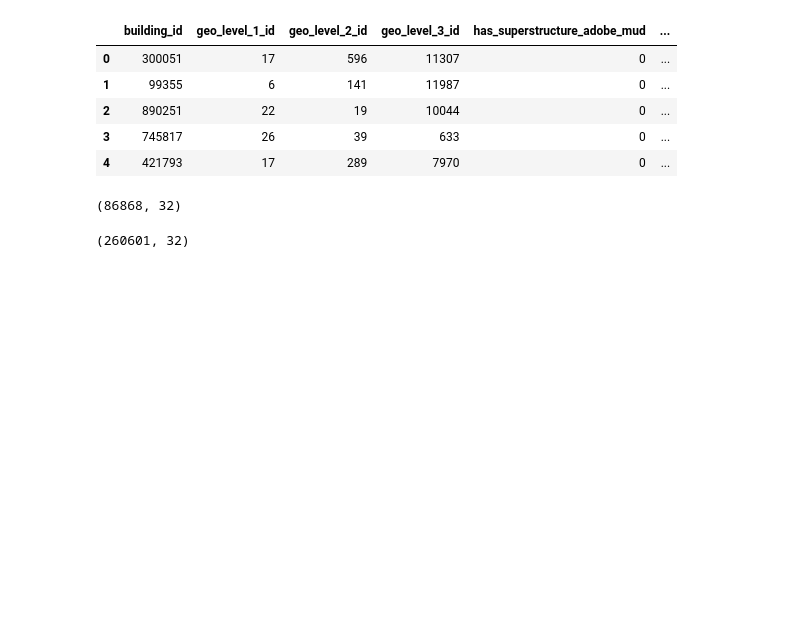
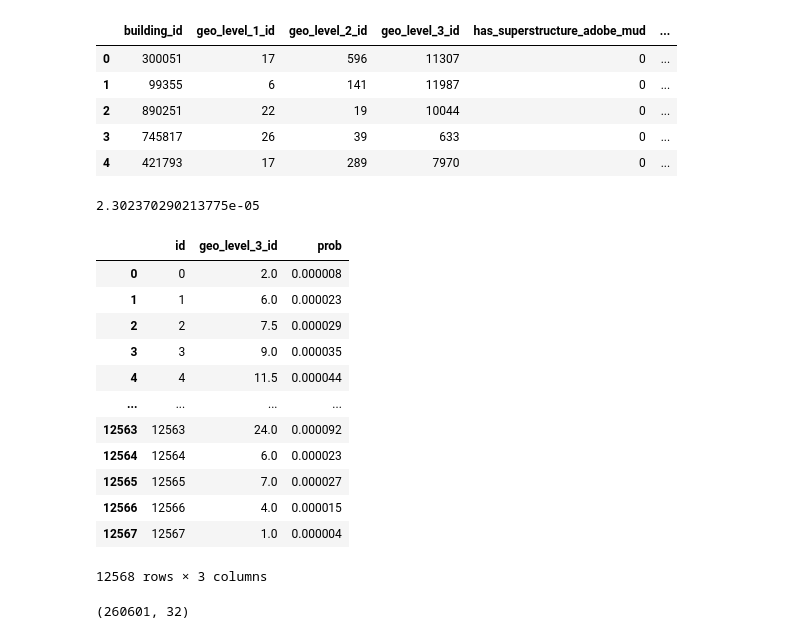
Before and after one commit to pastorsj/512FinalProject, a Jupyter notebook: feat_eng.ipynb, the cells around one changed output. Cells and saved outputs as stored; diff of their text form; code cells hidden in the pictures; blank space fills up the shorter version.

```diff
--- a/feat_eng.ipynb
+++ b/feat_eng.ipynb
@@ -410,10 +410,26 @@ test_values = pd.concat([test_values, geo_prob_temp_df], axis=1)
 # %%
 test_values = pd.get_dummies(test_values, prefix_sep='_')
 test_values.drop(['building_id','geo_level_1_id','geo_level_2_id','geo_level_3_id'], axis=1, inplace=True)
-# %%
-test_values.shape
-# %% [output]
-(86868, 32)
+# %%
+geo3_count[geo3_count.index==1].iloc[0,2]
+# %% [output]
+2.302370290213775e-05
+# %%
+geo3_count
+# %% [output]
+|  | id | geo_level_3_id | prob |
+| 0 | 0 | 2.0 | 0.000008 |
+| 1 | 1 | 6.0 | 0.000023 |
+| 2 | 2 | 7.5 | 0.000029 |
+| 3 | 3 | 9.0 | 0.000035 |
+| 4 | 4 | 11.5 | 0.000044 |
+| ... | ... | ... | ... |
+| 12563 | 12563 | 24.0 | 0.000092 |
+| 12564 | 12564 | 6.0 | 0.000023 |
+| 12565 | 12565 | 7.0 | 0.000027 |
+| 12566 | 12566 | 4.0 | 0.000015 |
+| 12567 | 12567 | 1.0 | 0.000004 |
+12568 rows × 3 columns
 # %%
 new_train_df.shape
 # %% [output]
```
Also changed, not shown: parts of 2 cells of this notebook, 2 other files.
